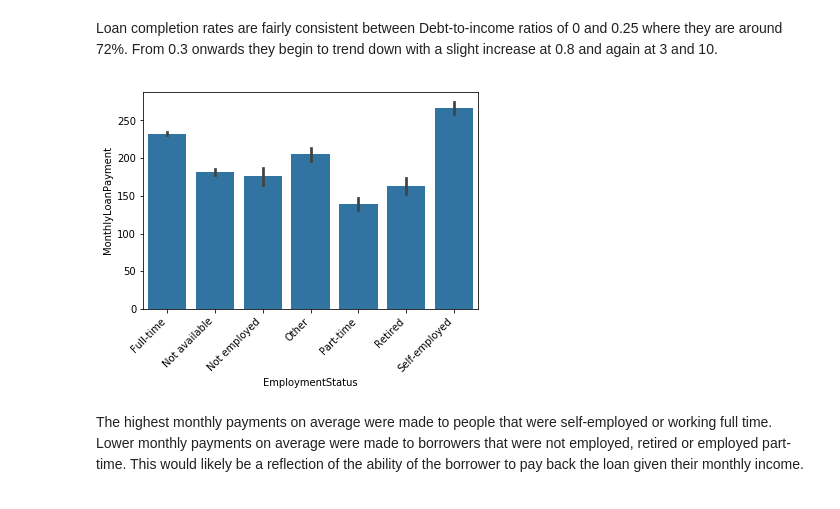
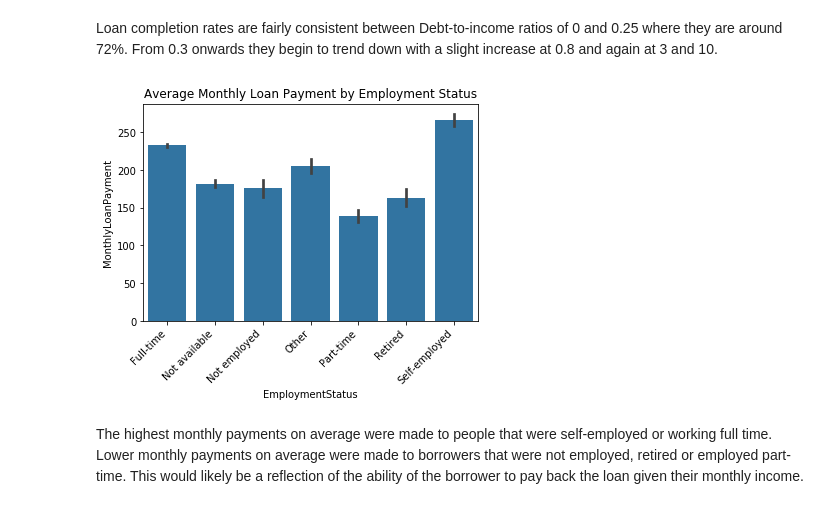
Before and after one commit to Jeffro80/DAND_Communicate_Findings, a Jupyter notebook: exploration-WORKING.ipynb, the cells around one changed output. Saved outputs shown, nothing was run; the diff lists cells and outputs as text; code cells hidden in the pictures.

```diff
--- a/exploration-WORKING.ipynb
+++ b/exploration-WORKING.ipynb
@@ -1133,10 +1133,11 @@ Loan completion rates are fairly consistent between Debt-to-income ratios of 0 a
 # %%
 # Compare Employment Status and Monthly Loan Payment
 base_color = sb.color_palette()[0]
-sb.barplot(data = loans, x = 'EmploymentStatus', y='MonthlyLoanPayment',color=base_color)
+sb.barplot(data = loans, x = 'EmploymentStatus', y='MonthlyLoanPayment',color=base_color).set_title(
+    'Average Monthly Loan Payment by Employment Status')
 plt.xticks(rotation=45, horizontalalignment='right');
 # %% [output]
-[figure, old version]
+[figure, new version]
 # %% [markdown]
 The highest monthly payments on average were made to people that were self-employed or working full time. Lower monthly payments on average were made to borrowers that were not employed, retired or employed part-time. This would likely be a reflection of the ability of the borrower to pay back the loan given their monthly income.
 # %% [markdown]
```
Also changed, not shown: parts of 15 cells of this notebook.
